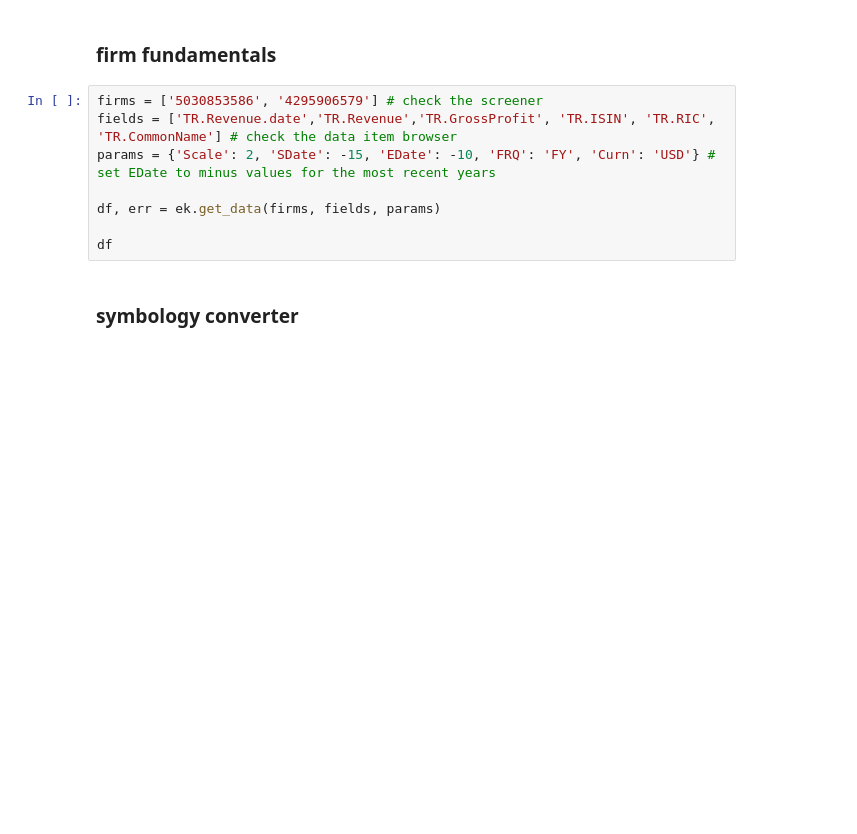
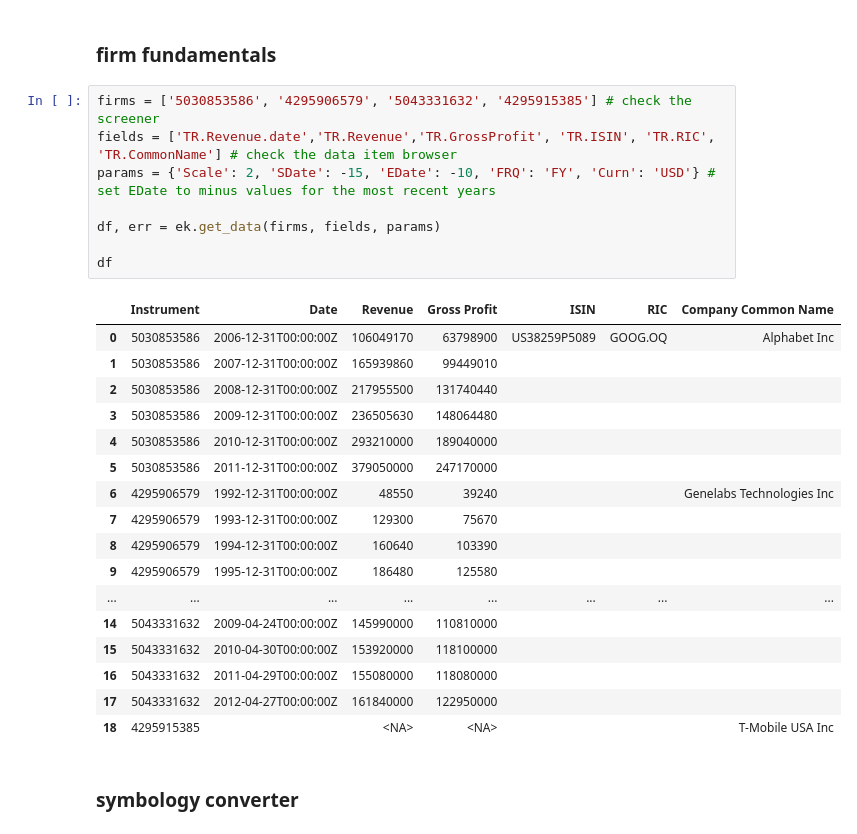
Before and after one commit to hannez11/Glassdoor-Project, a Jupyter notebook: 1 Links and Review Amount/Gamma - Eikon/1 Eikon MnA Sample Retrieval.ipynb, the cells around one changed output. Drawn from its saved outputs; the diff is of its cells as text; blank space fills up the shorter version.

```diff
--- a/1 Links and Review Amount/Gamma - Eikon/1 Eikon MnA Sample Retrieval.ipynb
+++ b/1 Links and Review Amount/Gamma - Eikon/1 Eikon MnA Sample Retrieval.ipynb
@@ -530,13 +538,31 @@ W:\019_Glassdoor\1 Data\1 Glassdoor Links\2 Eikon Sample\1004Eikon_AcqAndTargets
 # %% [markdown]
 ### firm fundamentals
 # %%
-firms = ['5030853586', '4295906579'] # check the screener
+firms = ['5030853586', '4295906579', '5043331632', '4295915385'] # check the screener
 fields = ['TR.Revenue.date','TR.Revenue','TR.GrossProfit', 'TR.ISIN', 'TR.RIC', 'TR.CommonName'] # check the data item browser
 params = {'Scale': 2, 'SDate': -15, 'EDate': -10, 'FRQ': 'FY', 'Curn': 'USD'} # set EDate to minus values for the most recent years
 
 df, err = ek.get_data(firms, fields, params)
 
 df
+# %% [output]
+|  | Instrument | Date | Revenue | Gross Profit | ISIN | RIC | Company Common Name |
+| 0 | 5030853586 | 2006-12-31T00:00:00Z | 106049170 | 63798900 | US38259P5089 | GOOG.OQ | Alphabet Inc |
+| 1 | 5030853586 | 2007-12-31T00:00:00Z | 165939860 | 99449010 |  |  |  |
+| 2 | 5030853586 | 2008-12-31T00:00:00Z | 217955500 | 131740440 |  |  |  |
+| 3 | 5030853586 | 2009-12-31T00:00:00Z | 236505630 | 148064480 |  |  |  |
+| 4 | 5030853586 | 2010-12-31T00:00:00Z | 293210000 | 189040000 |  |  |  |
+| 5 | 5030853586 | 2011-12-31T00:00:00Z | 379050000 | 247170000 |  |  |  |
+| 6 | 4295906579 | 1992-12-31T00:00:00Z | 48550 | 39240 |  |  | Genelabs Technologies Inc |
+| 7 | 4295906579 | 1993-12-31T00:00:00Z | 129300 | 75670 |  |  |  |
+| 8 | 4295906579 | 1994-12-31T00:00:00Z | 160640 | 103390 |  |  |  |
+| 9 | 4295906579 | 1995-12-31T00:00:00Z | 186480 | 125580 |  |  |  |
+| ... | ... | ... | ... | ... | ... | ... | ... |
+| 14 | 5043331632 | 2009-04-24T00:00:00Z | 145990000 | 110810000 |  |  |  |
+| 15 | 5043331632 | 2010-04-30T00:00:00Z | 153920000 | 118100000 |  |  |  |
+| 16 | 5043331632 | 2011-04-29T00:00:00Z | 155080000 | 118080000 |  |  |  |
+| 17 | 5043331632 | 2012-04-27T00:00:00Z | 161840000 | 122950000 |  |  |  |
+| 18 | 4295915385 |  | <NA> | <NA> |  |  | T-Mobile USA Inc |
 # %% [markdown]
 ### symbology converter
 # %%
```
Also changed, not shown: parts of 8 cells of this notebook, 3 other files.
